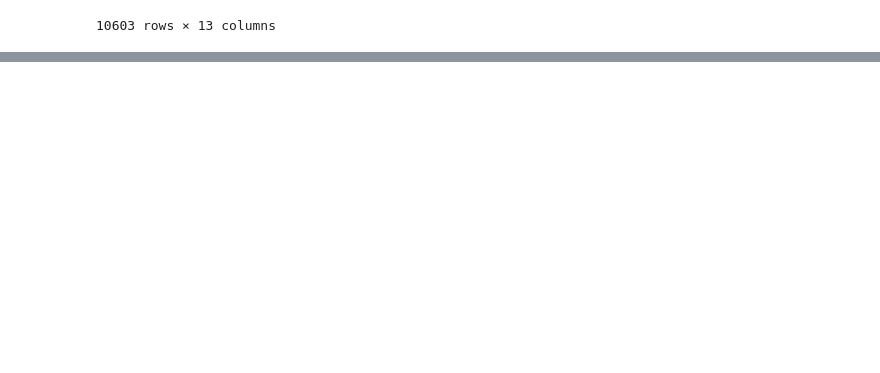
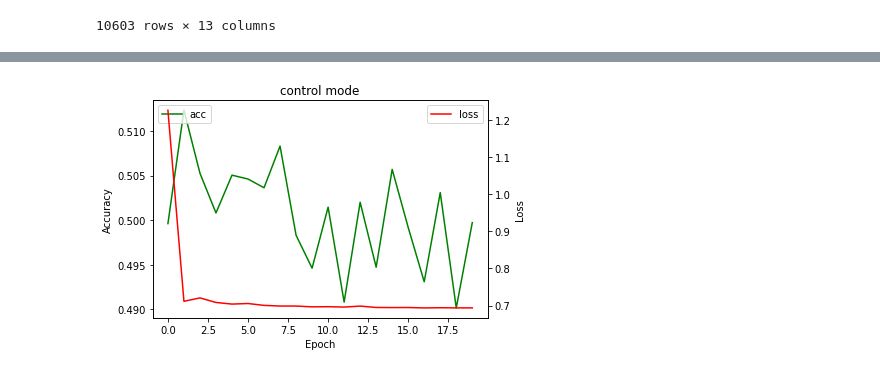
Before and after one commit to hongming-wong/Equities_Price_Prediction_XAI, a Jupyter notebook: Models/LSTM_v3.ipynb, the cells around one changed output, grey strips where cells are left out. Cells and saved outputs as stored; diff of their text form; code cells hidden in the pictures; blank space fills up the shorter version.

Commit message:
lstm on stock

```diff
--- a/Models/LSTM_v3.ipynb
+++ b/Models/LSTM_v3.ipynb
@@ -41,0 +69,2 @@ x, y = split(df, 7)
+# %%
+X, y_raw, y_label = split(apple.data, 7)
@@ -41,0 +76,6 @@ x, y = split(df, 7)
+# %%
+train_X_control = np.array(X)
+train_X_control = train_X_control[:,:,0].reshape(-1, 7, 1)
+train_y = np.array(y_label)
+# %%
+train_X_control = train_X_control.astype('float32')
@@ -52,0 +96,9 @@ x[0]
+# %%
+control_model = Sequential()
+
+control_model.add(LSTM(6, activation='relu', dropout=0.7, input_shape=( 7, 1)))
+control_model.add(Dense(4, activation='relu'))
+control_model.add(Dense(2, activation='sigmoid'))
+control_model.compile(optimizer='adam', loss='sparse_categorical_crossentropy', metrics=['acc'])
+
+control_history = control_model.fit(train_X_control, train_y, epochs=20, verbose=1, batch_size=32)
@@ -52,0 +125,4 @@ x[0]
+# %%
+lstm_utils.plot_history(control_history, title="control mode")
+# %% [output]
+[figure, added]
```
Also changed, not shown: parts of 14 cells of this notebook, 1 other file.
